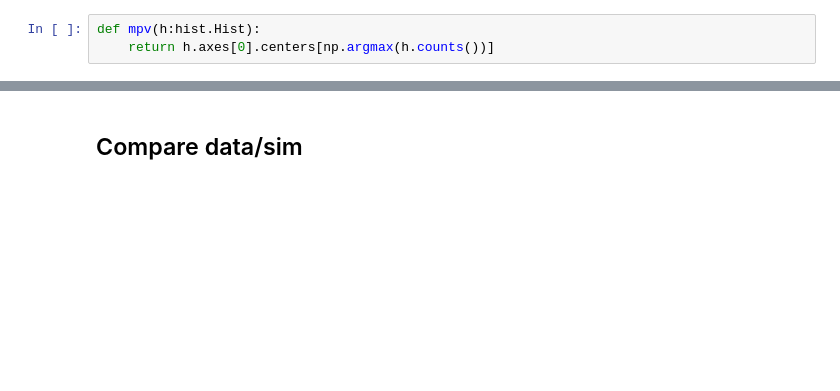
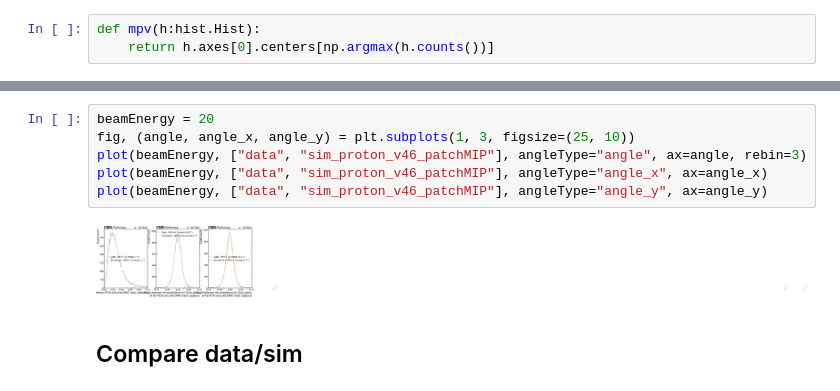
Before and after one commit to tcuisset/HgcalClue3DClusteringPlotting, a Jupyter notebook: notebooks/clue3D-results/showerAxis/pca.ipynb, the cells around one changed output, grey strips where cells are left out. Cells and saved outputs as stored; diff of their text form; blank space fills up the shorter version.

```diff
--- a/notebooks/clue3D-results/showerAxis/pca.ipynb
+++ b/notebooks/clue3D-results/showerAxis/pca.ipynb
@@ -139,3 +147,11 @@ plot(20, "data", angleType="angle_x")
+# %%
+beamEnergy = 20
+fig, (angle, angle_x, angle_y) = plt.subplots(1, 3, figsize=(25, 10))
+plot(beamEnergy, ["data", "sim_proton_v46_patchMIP"], angleType="angle", ax=angle, rebin=3)
+plot(beamEnergy, ["data", "sim_proton_v46_patchMIP"], angleType="angle_x", ax=angle_x)
+plot(beamEnergy, ["data", "sim_proton_v46_patchMIP"], angleType="angle_y", ax=angle_y)
+# %% [output]
+[figure, added]
 # %% [markdown]
 ## Compare data/sim
 # %%
```
Also changed, not shown: parts of 14 cells of this notebook, 9 other files.
